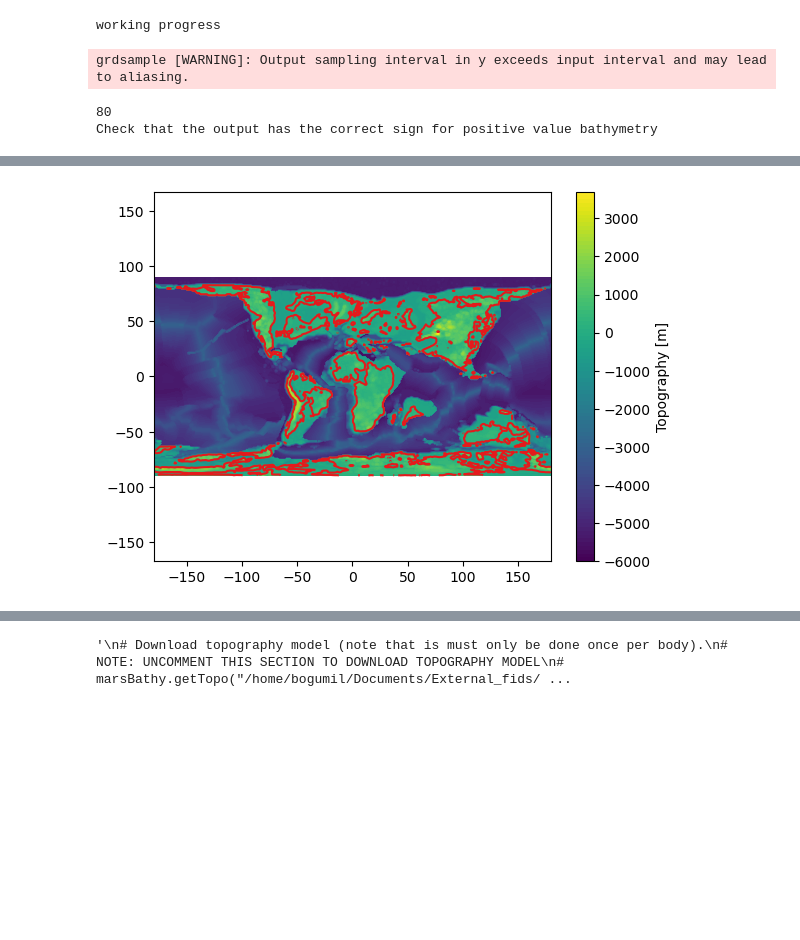
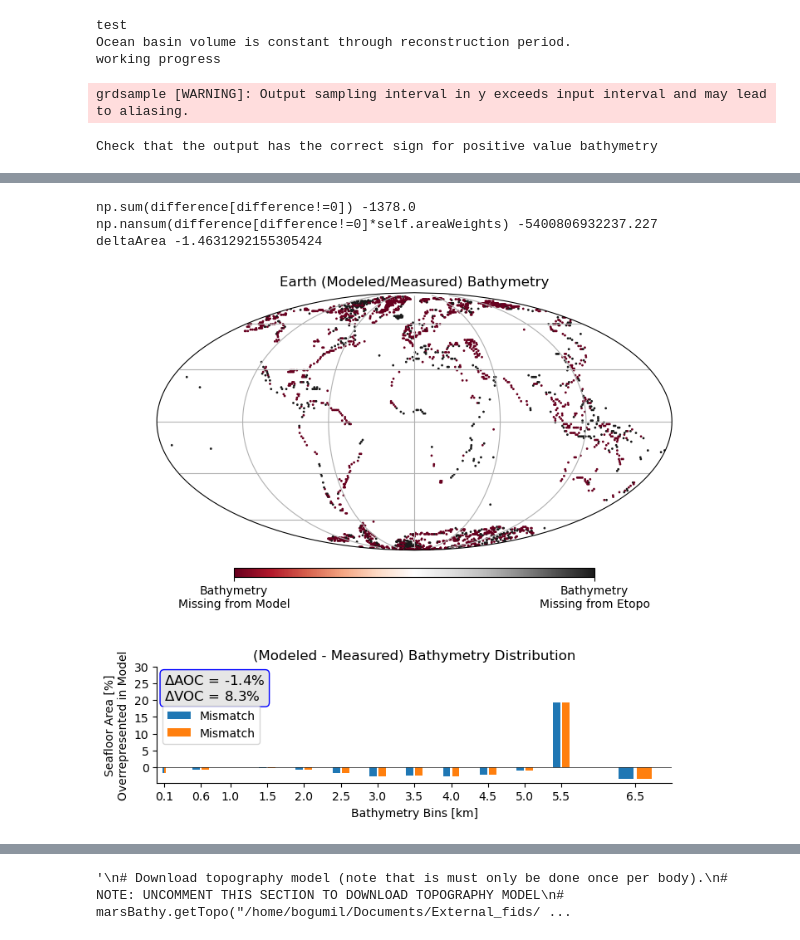
Before and after one commit to Bogumil-Matthew/ExoCcycle, a Jupyter notebook: JN/CreateBathymetryFromEarthRecon.ipynb, the cells around one changed output, grey strips where cells are left out. Saved outputs shown, nothing was run; the diff lists cells and outputs as text; code cells hidden in the pictures; blank space fills up the shorter version.

Commit message:
Added to class methods to calculate bathymetry VOC corrections.

```diff
--- a/JN/CreateBathymetryFromEarthRecon.ipynb
+++ b/JN/CreateBathymetryFromEarthRecon.ipynb
@@ -10,11 +10,13 @@ This jupyter-notebook is used to show how ExoCcycle classes, functions, and meth
 import ExoCcycle as EC
 import matplotlib as mpl
 import numpy as np
+import os
 
 # Define an input directory dictionary containing all necessary
 # directories for the bathymetry reconstruction and analysis.
 directories = {"paleoDEMs":"/home/bogumil/Documents/data/Scotese_Wright_2018_Maps_1-88_1degX1deg_PaleoDEMS_nc/Scotese_Wright_2018_Maps_1-88_1degX1deg_PaleoDEMS_nc_v2",
-               "oceanLith":"/home/bogumil/Documents/data/Muller_etal_2019_Tectonics_v2.0_netCDF"}
+               "oceanLith":"/home/bogumil/Documents/data/Muller_etal_2019_Tectonics_v2.0_netCDF",
+               "etopo":"//home/bogumil/Documents/data/topo"};
 ## Notes on name convection of paleoDEMs and oceanLith files.
 ## paleoDEMs -> [prefix]_[float/int]Ma.nc
 ## oceanLith -> [prefix]-[float/int].nc
@@ -23,10 +25,11 @@ directories = {"paleoDEMs":"/home/bogumil/Documents/data/Scotese_Wright_2018_Map
 # Create bathymetry object for reconstructing past Earth bathymetry
 EarthReconBathy = EC.Bathymetry.BathyRecon(directories)
 
+
 # Reconstruction past Earth bathymetry from 0 to 80 Ma in 5 myr increments
 # and with a resolution of 1 degree.
 #EarthReconBathy.run(startMa=80, endMa=0, deltaMyr=5, resolution=1)
-testAge = 80
+testAge = 0
 EarthReconBathy.run(startMa=testAge, endMa=testAge, deltaMyr=5, resolution=1)
 
 # Components that need to be worked on
@@ -36,7 +39,8 @@ EarthReconBathy.run(startMa=testAge, endMa=testAge, deltaMyr=5, resolution=1)
 # EarthReconBathy.saveNetCDF4()
 
 
-
+#print(EarthReconBathy.bathymetryAreaDist)
+#print(EarthReconBathy.bathymetryAreaDistEtopo)
 
 # Components that are currently working in the bathymetry reconstuction
 # codes
@@ -70,7 +74,8 @@ EarthReconBathy.run(startMa=testAge, endMa=testAge, deltaMyr=5, resolution=1)
 #
 # 9. EarthReconBathy.run()------------------- NOT DONE
 # %% [output]
+test
+Ocean basin volume is constant through reconstruction period.
 working progress
 grdsample [WARNING]: Output sampling interval in y exceeds input interval and may lead to aliasing.
-80
 Check that the output has the correct sign for positive value bathymetry
@@ -77,2 +84,5 @@ Check that the output has the correct sign for positive value bathymetry
+np.sum(difference[difference!=0]) -1378.0
+np.nansum(difference[difference!=0]*self.areaWeights) -5400806932237.227
+deltaArea -1.4631292155305424
-[figure, old version]
+[figure, new version]
 # %%
```
Also changed, not shown: parts of 2 cells of this notebook, 1 other file.
